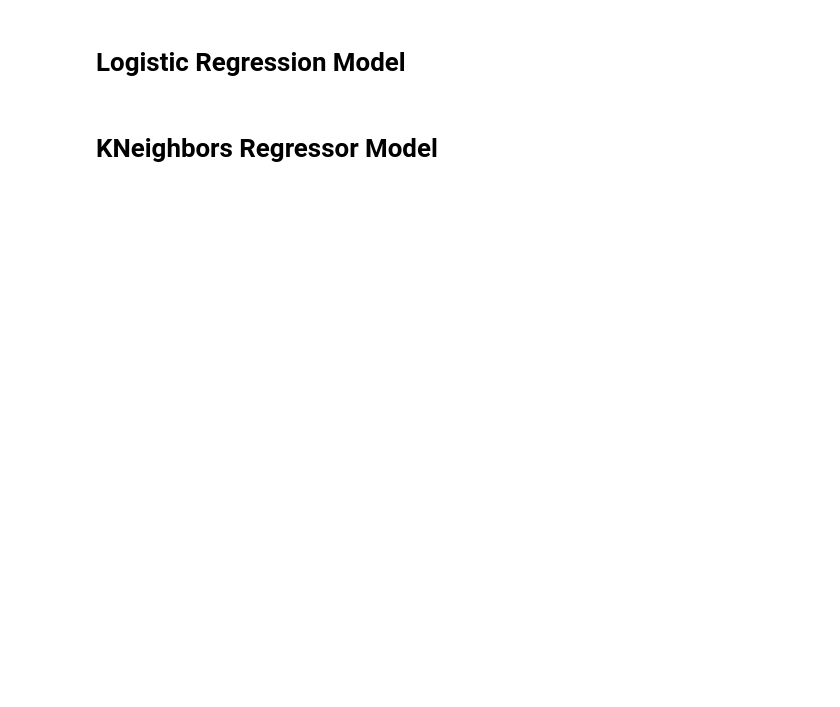
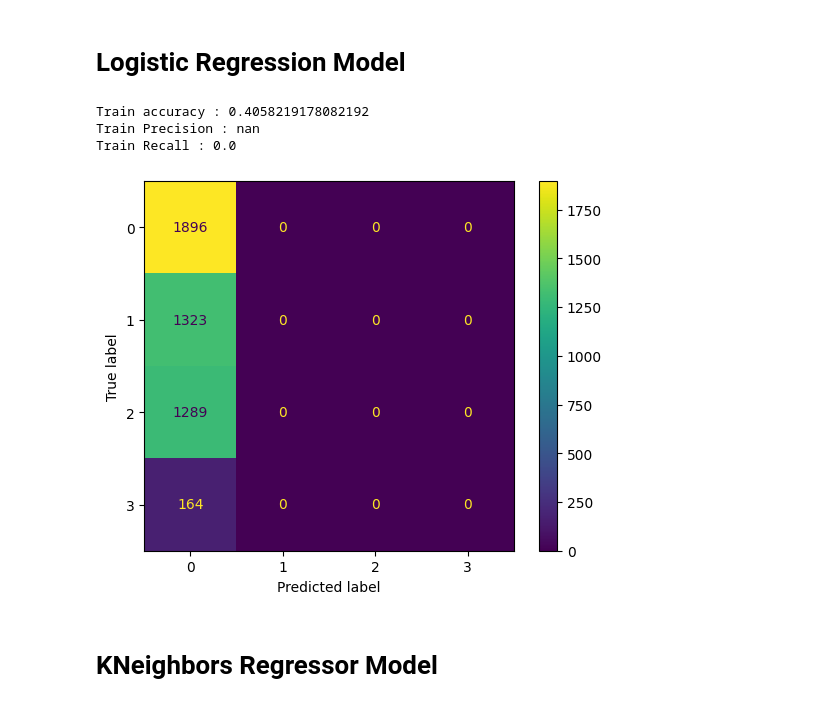
Before and after one commit to drimepal/gradprojectgrp3, a Jupyter notebook: ML/ml_testing.ipynb, the cells around one changed output. Drawn from its saved outputs; the diff is of its cells as text; code cells hidden in the pictures; blank space fills up the shorter version.

```diff
--- a/ML/ml_testing.ipynb
+++ b/ML/ml_testing.ipynb
@@ -184,30 +236,36 @@ print(f'Test MSE : {np.sqrt(mse_test)}') # 0.8164
 # %% [markdown]
 # Logistic Regression Model
 # %%
+# y_train = y_train.reshape(-1)
 log_reg_model = LogisticRegression()
 log_reg_model.fit(X_train, y_train)
 
-y_train_pred_prod = log_reg_model.predict_proba(X_train)
-y_train_pred_prod_1 = y_train_pred_prod[:,1]
-y_train_pred = y_train_pred_prod_1 > 0.1
+y_pred_cm = log_reg_model.predict(X_train)
+#y_train_pred_prod = log_reg_model.predict_proba(X_train)
+#y_train_pred_prod_1 = y_train_pred_prod[:,1]
+#y_train_pred = y_train_pred_prod_1 > 0.1
 
-train_acc = accuracy_score(y_train, y_train_pred)
+train_acc = accuracy_score(y_train, y_pred_cm)
 print(f'Train accuracy : {train_acc}')
 
-cm_train = confusion_matrix(y_train, y_train_pred)
+cm_train = confusion_matrix(y_train, y_pred_cm)
 
 tn_train = cm_train[0,0]
 fp_train = cm_train[0,1]
 fn_train = cm_train[1,0]
 tp_train = cm_train[1,1]
 
 precision_train = tp_train/(tp_train+fp_train)
 recall_train = tp_train/(tp_train+fn_train)
-# pre_train = precision_score(y_train, y_train_pred) # Gir samme svar, bare en annen måte å gjøre den på
 print(f'Train Precision : {precision_train}')
-# print(f'Train Precision : {pre_train}')
 print(f'Train Recall : {recall_train}')
+
 ConfusionMatrixDisplay(cm_train).plot()
 plt.show()
+# %% [output]
+Train accuracy : 0.4058219178082192
+Train Precision : nan
+Train Recall : 0.0
+[figure, added]
 # %% [markdown]
 # KNeighbors Regressor Model
```
Also changed, not shown: parts of 12 cells of this notebook.
